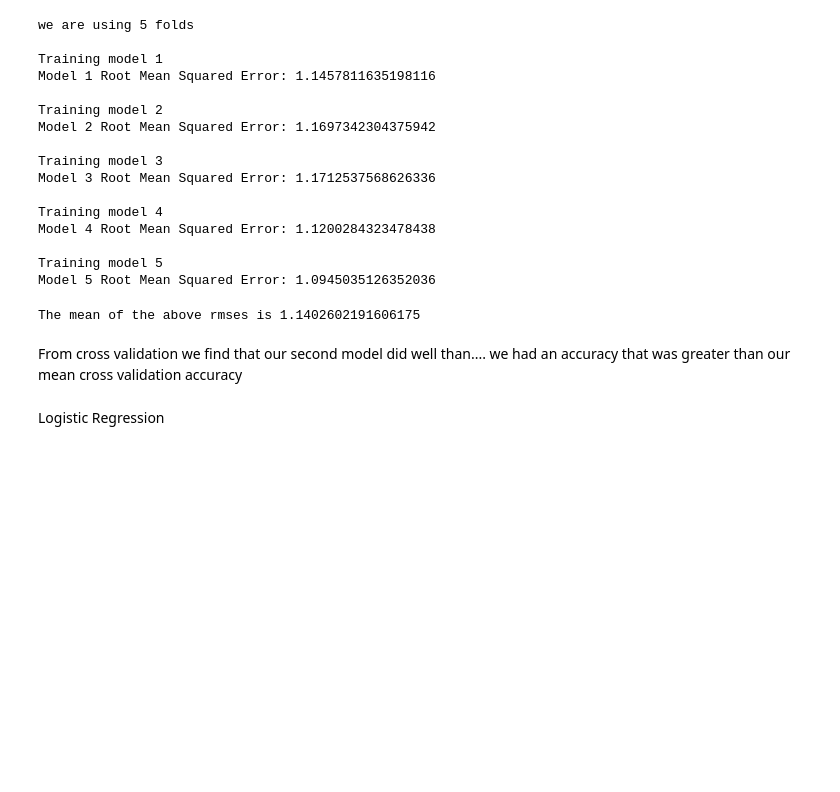
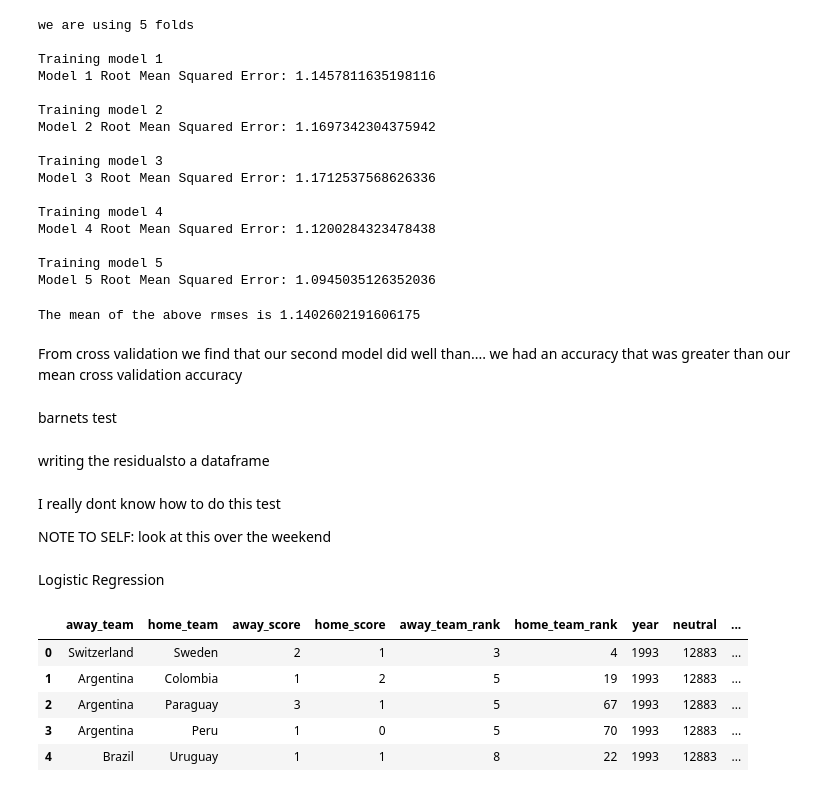
Before and after one commit to UnplugCharger/Week-6-IP, a Jupyter notebook: Week6_Ip_FINAL.ipynb, the cells around one changed output. Saved outputs shown, nothing was run; the diff lists cells and outputs as text; code cells hidden in the pictures; blank space fills up the shorter version.

```diff
--- a/Week6_Ip_FINAL.ipynb
+++ b/Week6_Ip_FINAL.ipynb
@@ -812,3 +813,5 @@ Model 5 Root Mean Squared Error: 1.0945035126352036
 The mean of the above rmses is 1.1402602191606175
 # %% [markdown]
 From cross validation we find that our second model did well than.... we had an accuracy that was greater than our mean cross validation accuracy
+# %% [markdown]
+barnets test
@@ -815,2 +820,18 @@ From cross validation we find that our second model did well than.... we had an
+# %% [markdown]
+writing the residualsto a dataframe
+# %% [markdown]
+I really dont know how to do this test
+
+
+NOTE TO SELF: look at this over  the weekend
 # %% [markdown]
 Logistic Regression
+# %%
+fifa_ranking2.head()
+# %% [output]
+|  | away_team | home_team | away_score | home_score | away_team_rank | home_team_rank | year | neutral | ... |
+| 0 | Switzerland | Sweden | 2 | 1 | 3 | 4 | 1993 | 12883 | ... |
+| 1 | Argentina | Colombia | 1 | 2 | 5 | 19 | 1993 | 12883 | ... |
+| 2 | Argentina | Paraguay | 3 | 1 | 5 | 67 | 1993 | 12883 | ... |
+| 3 | Argentina | Peru | 1 | 0 | 5 | 70 | 1993 | 12883 | ... |
+| 4 | Brazil | Uruguay | 1 | 1 | 8 | 22 | 1993 | 12883 | ... |
```
Also changed, not shown: parts of 21 cells of this notebook.
